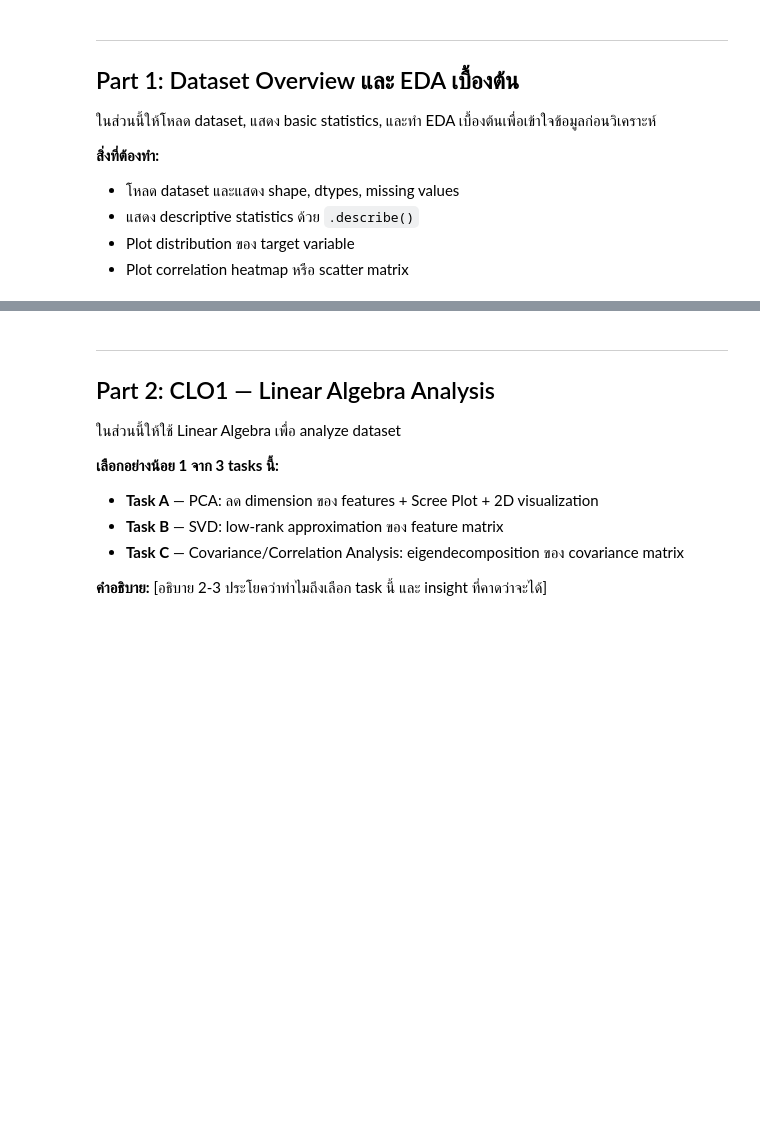
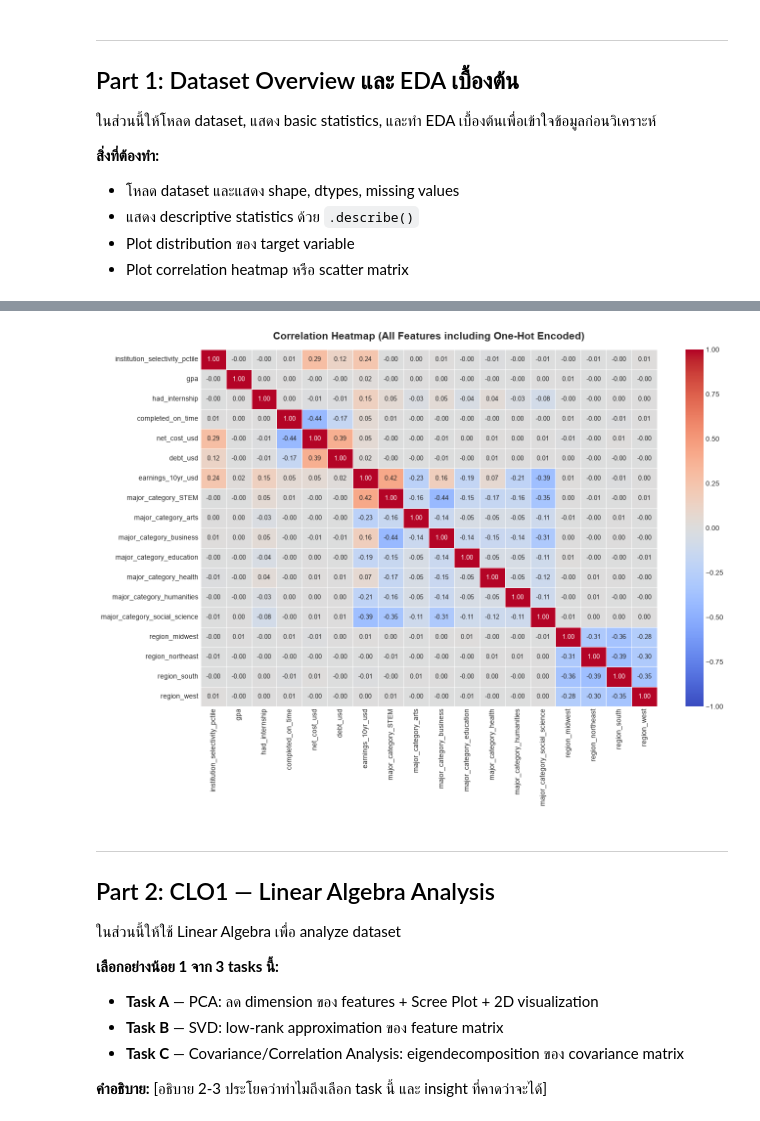
Before and after one commit to Thanawattho68-bit/Math-Project-1-26, a Jupyter notebook: lab15_project_template.ipynb, the cells around one changed output, grey strips where cells are left out. Saved outputs shown, nothing was run; the diff lists cells and outputs as text; code cells hidden in the pictures; blank space fills up the shorter version.

```diff
--- a/lab15_project_template.ipynb
+++ b/lab15_project_template.ipynb
@@ -124,0 +177,5 @@ Name: net_roi_usd, dtype: float64
+# %%
+# ทำ One-Hot Encoding สำหรับ major_category และ region เพื่อแปลงข้อความให้เป็นตัวเลข (0 1) เพื่อให้โมเดล Regression คำนวณได้
+df_encoded_for_graph = pd.get_dummies(df_clean, columns=['major_category', 'region'], drop_first=False, dtype=int)
+df_encoded = pd.get_dummies(df_clean, columns=['major_category', 'region'], drop_first=True, dtype=int)
+display(df_encoded.head())
@@ -134,3 +232,25 @@ pass
+# %%
+plt.figure(figsize=(14, 10))
+
+# คำนวณ Correlation ของทุกคอลัมน์ใน df_encoded
+corr_matrix_all = df_encoded_for_graph.corr()
+
+# พล็อต Heatmap ทั้งหมด
+sns.heatmap(
+    corr_matrix_all,
+    annot=True,
+    fmt=".2f",
+    cmap='coolwarm',
+    vmin=-1, vmax=1,
+    linewidths=0.5,
+    annot_kws={"size": 9} # ปรับขนาดตัวเลขข้างในให้พอดี
+)
+
+plt.title('Correlation Heatmap (All Features including One-Hot Encoded)', fontsize=15, fontweight='bold', pad=15)
+plt.tight_layout()
+plt.show()
+# %% [output]
+[figure, added]
 # %% [markdown]
 ---
 ## Part 2: CLO1 — Linear Algebra Analysis
```
Also changed, not shown: parts of 10 cells of this notebook, 1 other file.
